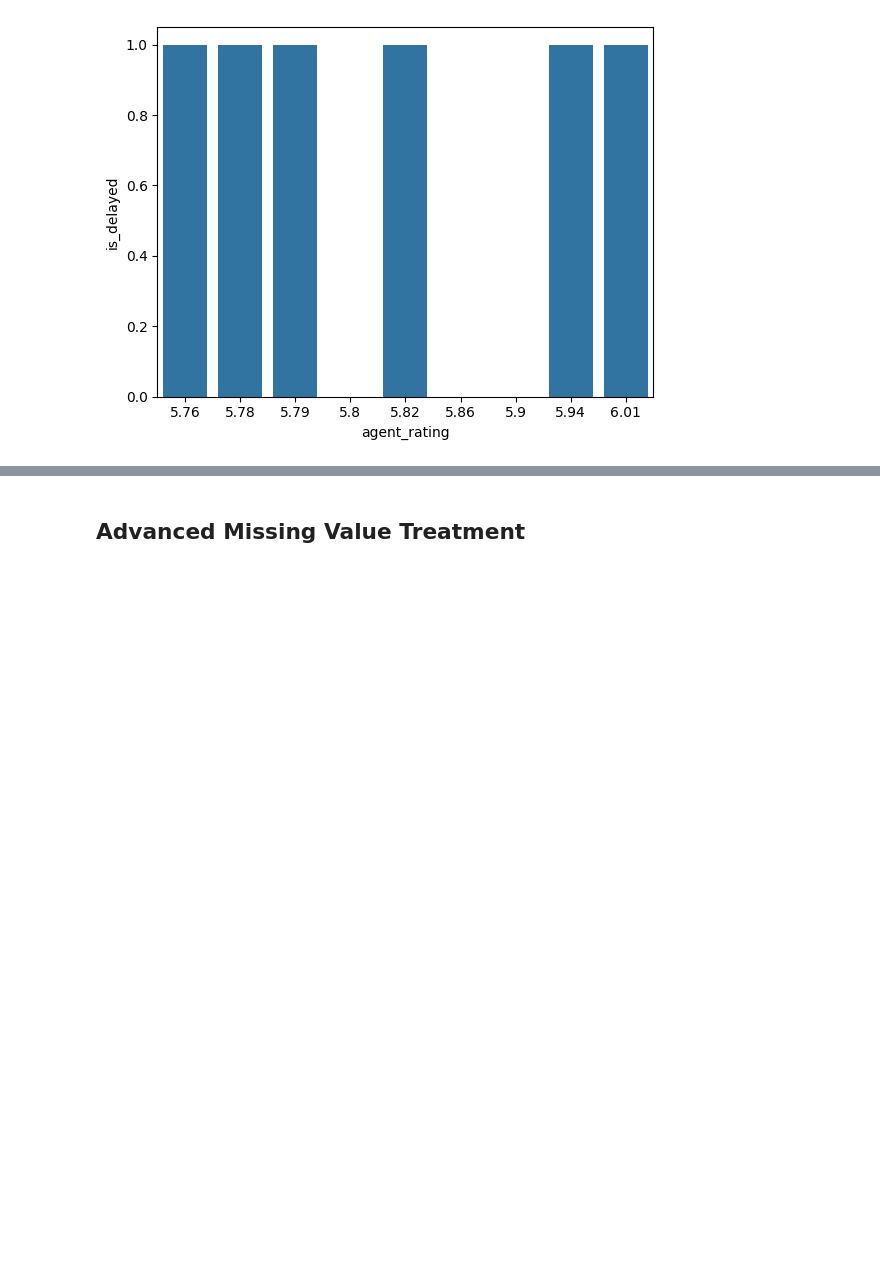
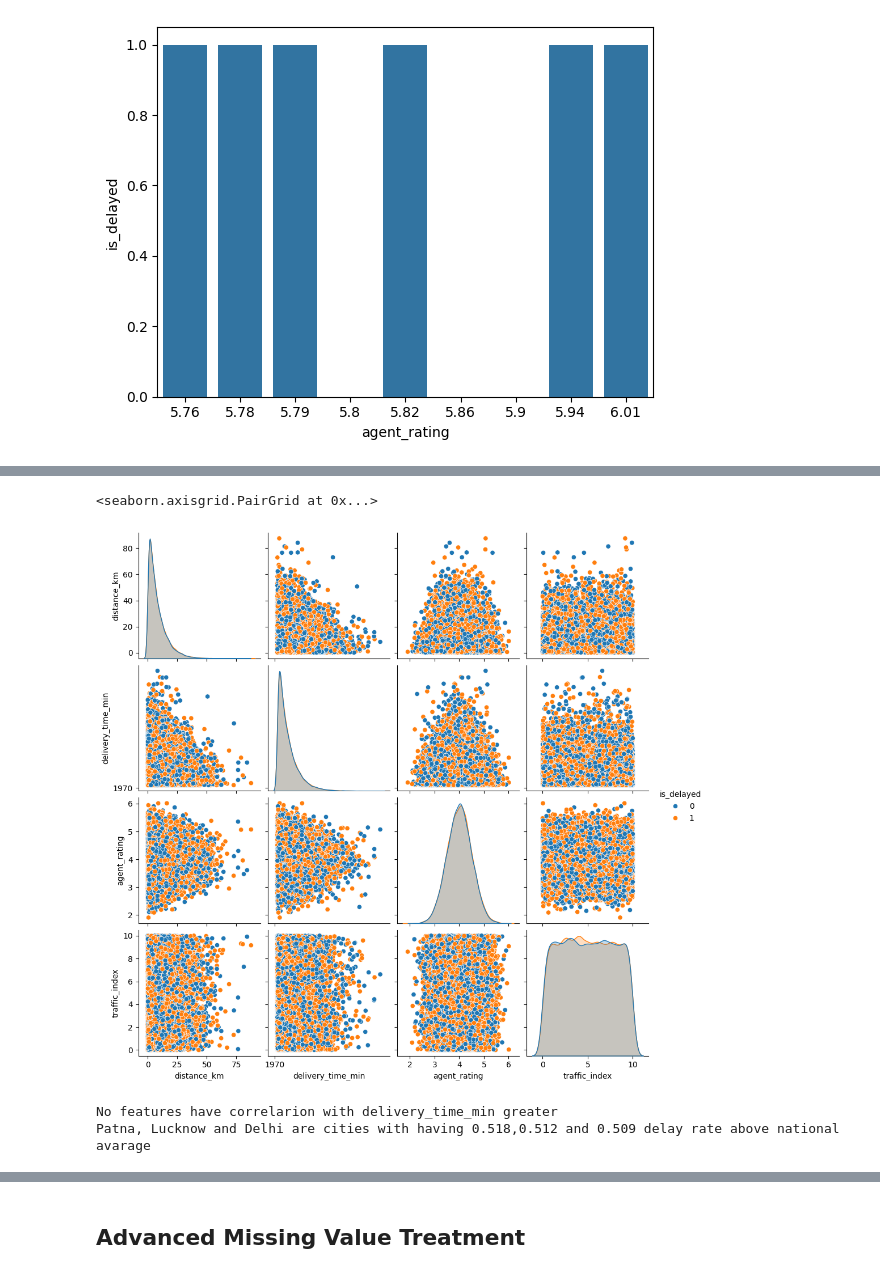
Before and after one commit to omvaja693-create/Amazon-s-Data-Preprocessing-Feature-Engineering, a Jupyter notebook: anazon_analysis.ipynb, the cells around one changed output, grey strips where cells are left out. Cells and saved outputs as stored; diff of their text form; code cells hidden in the pictures; blank space fills up the shorter version.

```diff
--- a/anazon_analysis.ipynb
+++ b/anazon_analysis.ipynb
@@ -377,0 +402,12 @@ TypeError: DataFrame.corr() got an unexpected keyword argument 'include'
+# %%
+sns.pairplot(df, vars=['distance_km','delivery_time_min','agent_rating','traffic_index'], hue='is_delayed')
+# %% [output]
+<seaborn.axisgrid.PairGrid at 0x...>
+[figure, added]
+# %%
+print(f"No features have correlarion with delivery_time_min greater")
+print(f"Patna, Lucknow and Delhi are cities with having {0.518},{0.512} and {0.509} delay rate above national avarage")
+print(f"No orders are in weekends")
+# %% [output]
+No features have correlarion with delivery_time_min greater
+Patna, Lucknow and Delhi are cities with having 0.518,0.512 and 0.509 delay rate above national avarage
```
Also changed, not shown: parts of 5 cells of this notebook.
